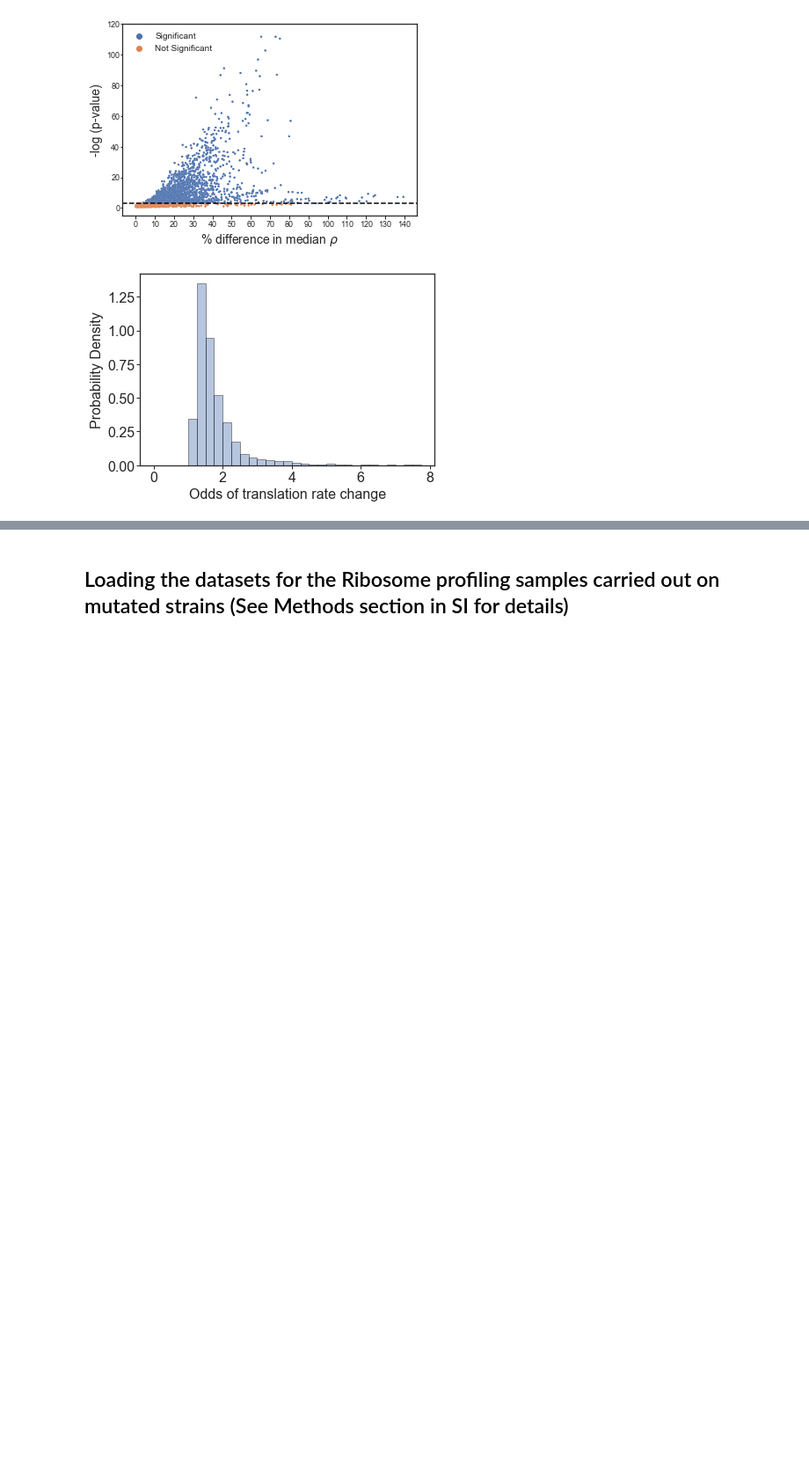
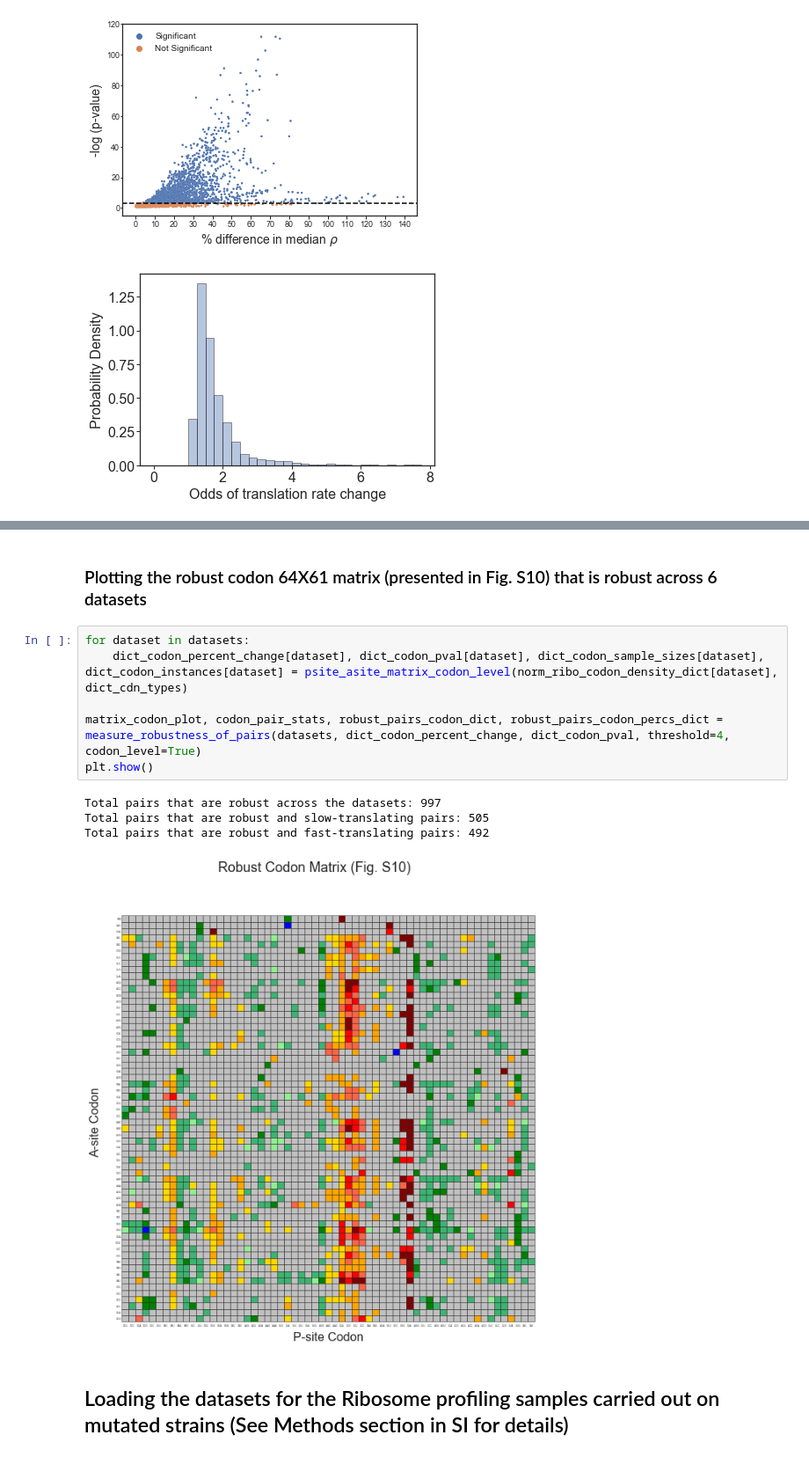
Before and after one commit to obrien-lab/P-site-A-site-pairs-analysis, a Jupyter notebook: P-site_A-site_pairs_project_data_analysis.ipynb, the cells around one changed output, grey strips where cells are left out. Shown at 88% size. Saved outputs shown, nothing was run; the diff lists cells and outputs as text; blank space fills up the shorter version.

```diff
--- a/P-site_A-site_pairs_project_data_analysis.ipynb
+++ b/P-site_A-site_pairs_project_data_analysis.ipynb
@@ -1215,3 +1506,16 @@ Total number of amino acid pair combinations with less than 5 instances: 74
+# %% [markdown]
+### Plotting the robust codon 64X61 matrix (presented in Fig. S10) that is robust across 6 datasets
+# %%
+for dataset in datasets:
+    dict_codon_percent_change[dataset], dict_codon_pval[dataset], dict_codon_sample_sizes[dataset], dict_codon_instances[dataset] = psite_asite_matrix_codon_level(norm_ribo_codon_density_dict[dataset], dict_cdn_types)
+
+matrix_codon_plot, codon_pair_stats, robust_pairs_codon_dict, robust_pairs_codon_percs_dict = measure_robustness_of_pairs(datasets, dict_codon_percent_change, dict_codon_pval, threshold=4, codon_level=True)
+plt.show()
+# %% [output]
+Total pairs that are robust across the datasets: 997
+Total pairs that are robust and slow-translating pairs: 505
+Total pairs that are robust and fast-translating pairs: 492
+[figure, added]
 # %% [markdown]
 ## Loading the datasets for the Ribosome profiling samples carried out on mutated strains (See Methods section in SI for details)
 # %%
```
Also changed, not shown: parts of 28 cells of this notebook.
